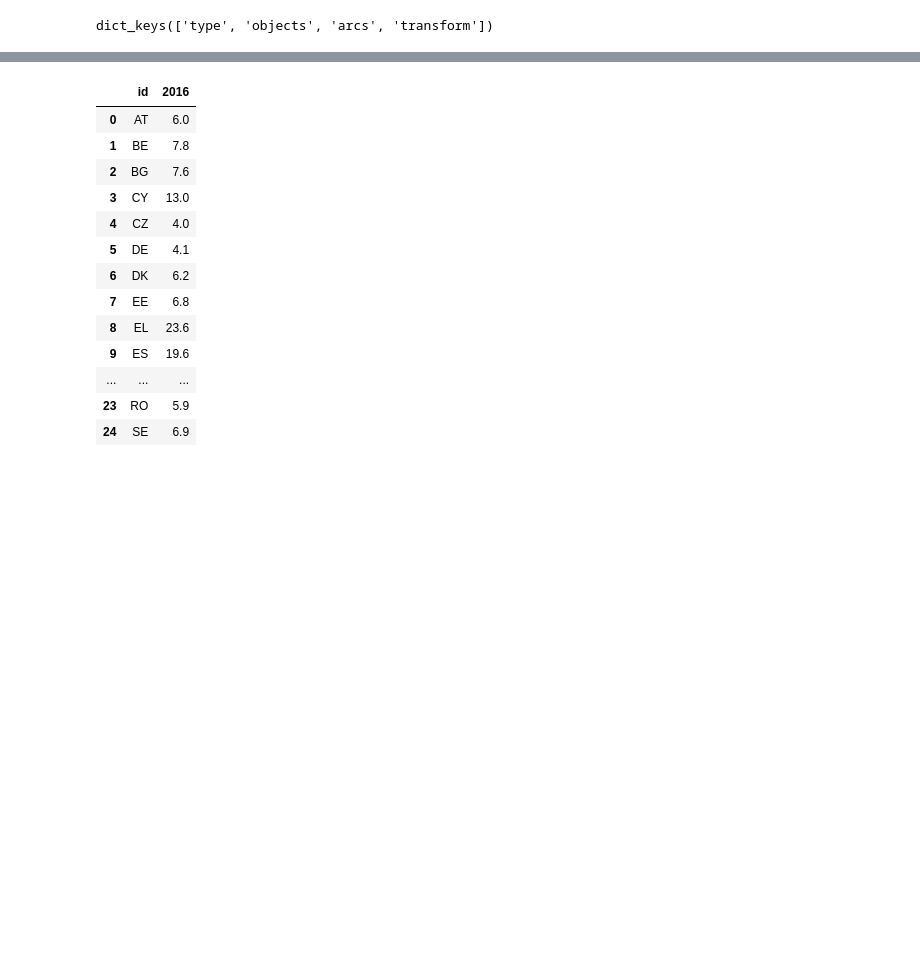
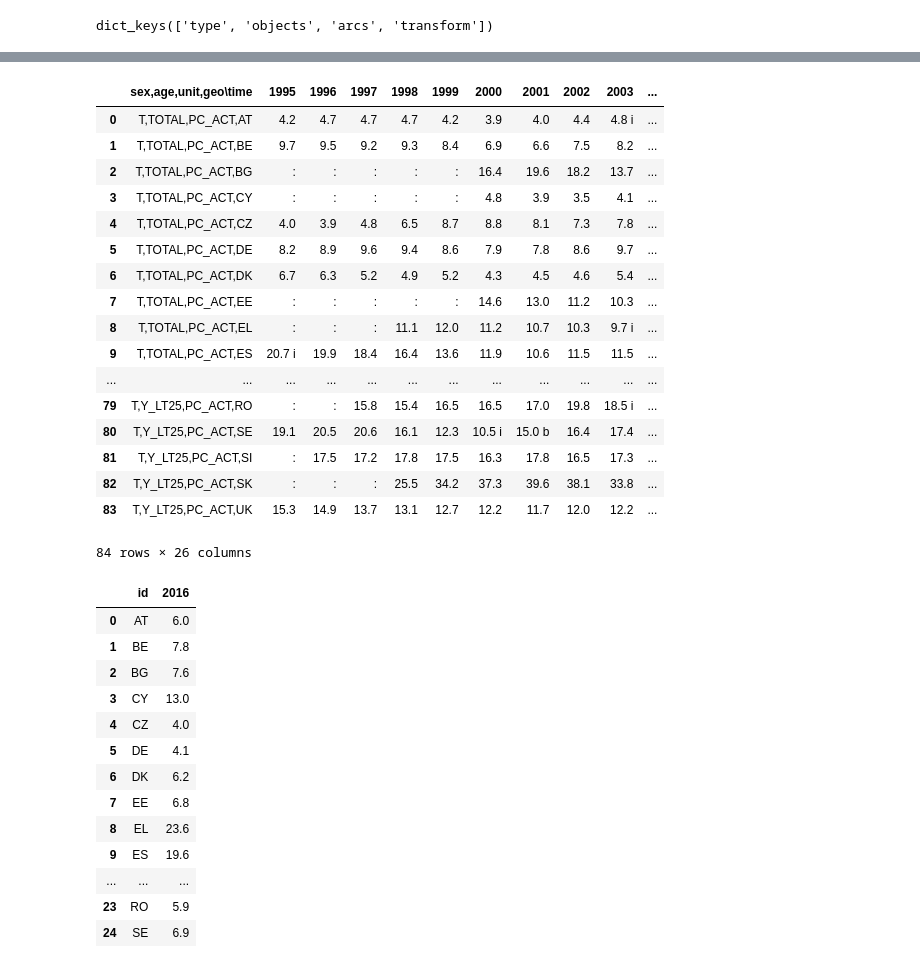
Before and after one commit to odorgergo/ada-rag, a Jupyter notebook: HW3/eustat.ipynb, the cells around one changed output, grey strips where cells are left out. Saved outputs shown, nothing was run; the diff lists cells and outputs as text; code cells hidden in the pictures; blank space fills up the shorter version.

```diff
--- a/HW3/eustat.ipynb
+++ b/HW3/eustat.ipynb
@@ -16,3 +16,33 @@ folium.TopoJson(geo_json_data,"objects.europe").add_to(m_eu)
 m_eu
 # %% [output]
 [interactive output not drawn]
+# %%
+labels2names={
+"BE":"Belgium",
+"BG":"Bulgaria",
+"CZ":"Czech Republic",
+"DK":"Denmark",
+"DE":"Germany",
+"EE":"Estonia",
+"IE":"Ireland",
+"EL":"Greece",
+"ES":"Spain",
+"FR":"France",
+"HR":"Croatia",
+"IT":"Italy",
+"CY":"Cyprus",
+"LV":"Latvia",
+"LT":"Lithuania",
+"LU":"Luxembourg",
+"HU":"Hungary",
+"MT":"Malta",
+"NL":"Netherlands",
+"AT":"Austria",
+"PL":"Poland",
+"PT":"Portugal",
+"RO":"Romania",
+"SI":"Slovenia",
+"SK":"Slovakia",
+"FI":"Finland",
+"SE":"Sweden",
+"UK":"United Kingdom"}
@@ -19,3 +52,29 @@ m_eu
+# %%
+df1=pd.read_csv("tipsun20.tsv",delimiter='\t')
+df1["id"]=df1["sex,age,unit,geo\\time"].apply(lambda x: x.split(",")[-1])
+df1["age"]=df1["sex,age,unit,geo\\time"].apply(lambda x: x.split(",")[1])
+df1["name"]=df1["id"].replace(labels2names)
+df1.columns = [x.strip() for x in df1.columns]
+df1
+# %% [output]
+|  | sex,age,unit,geo\time | 1995 | 1996 | 1997 | 1998 | 1999 | 2000 | 2001 | 2002 | 2003 | ... |
+| 0 | T,TOTAL,PC_ACT,AT | 4.2 | 4.7 | 4.7 | 4.7 | 4.2 | 3.9 | 4.0 | 4.4 | 4.8 i | ... |
+| 1 | T,TOTAL,PC_ACT,BE | 9.7 | 9.5 | 9.2 | 9.3 | 8.4 | 6.9 | 6.6 | 7.5 | 8.2 | ... |
+| 2 | T,TOTAL,PC_ACT,BG | : | : | : | : | : | 16.4 | 19.6 | 18.2 | 13.7 | ... |
+| 3 | T,TOTAL,PC_ACT,CY | : | : | : | : | : | 4.8 | 3.9 | 3.5 | 4.1 | ... |
+| 4 | T,TOTAL,PC_ACT,CZ | 4.0 | 3.9 | 4.8 | 6.5 | 8.7 | 8.8 | 8.1 | 7.3 | 7.8 | ... |
+| 5 | T,TOTAL,PC_ACT,DE | 8.2 | 8.9 | 9.6 | 9.4 | 8.6 | 7.9 | 7.8 | 8.6 | 9.7 | ... |
+| 6 | T,TOTAL,PC_ACT,DK | 6.7 | 6.3 | 5.2 | 4.9 | 5.2 | 4.3 | 4.5 | 4.6 | 5.4 | ... |
+| 7 | T,TOTAL,PC_ACT,EE | : | : | : | : | : | 14.6 | 13.0 | 11.2 | 10.3 | ... |
+| 8 | T,TOTAL,PC_ACT,EL | : | : | : | 11.1 | 12.0 | 11.2 | 10.7 | 10.3 | 9.7 i | ... |
+| 9 | T,TOTAL,PC_ACT,ES | 20.7 i | 19.9 | 18.4 | 16.4 | 13.6 | 11.9 | 10.6 | 11.5 | 11.5 | ... |
+| ... | ... | ... | ... | ... | ... | ... | ... | ... | ... | ... | ... |
+| 79 | T,Y_LT25,PC_ACT,RO | : | : | 15.8 | 15.4 | 16.5 | 16.5 | 17.0 | 19.8 | 18.5 i | ... |
+| 80 | T,Y_LT25,PC_ACT,SE | 19.1 | 20.5 | 20.6 | 16.1 | 12.3 | 10.5 i | 15.0 b | 16.4 | 17.4 | ... |
+| 81 | T,Y_LT25,PC_ACT,SI | : | 17.5 | 17.2 | 17.8 | 17.5 | 16.3 | 17.8 | 16.5 | 17.3 | ... |
+| 82 | T,Y_LT25,PC_ACT,SK | : | : | : | 25.5 | 34.2 | 37.3 | 39.6 | 38.1 | 33.8 | ... |
+| 83 | T,Y_LT25,PC_ACT,UK | 15.3 | 14.9 | 13.7 | 13.1 | 12.7 | 12.2 | 11.7 | 12.0 | 12.2 | ... |
+84 rows × 26 columns
 # %%
 df1.loc[df1["age"]=="TOTAL"][['id', '2016 ']]
 # %% [output]
```
Also changed, not shown: parts of 9 cells of this notebook.
